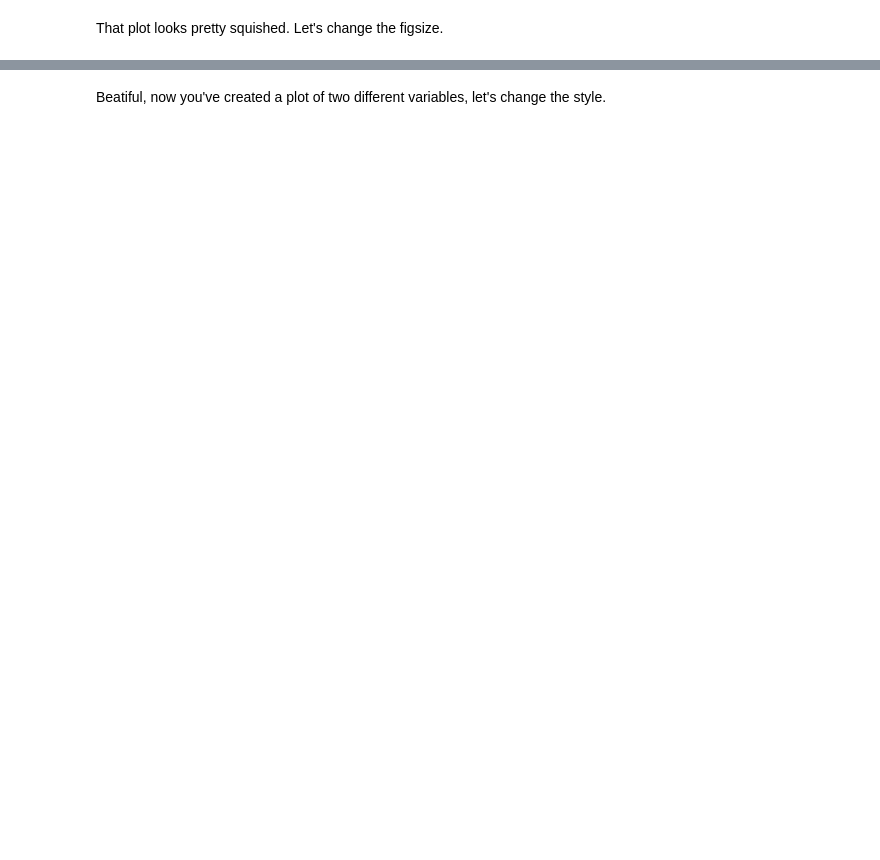
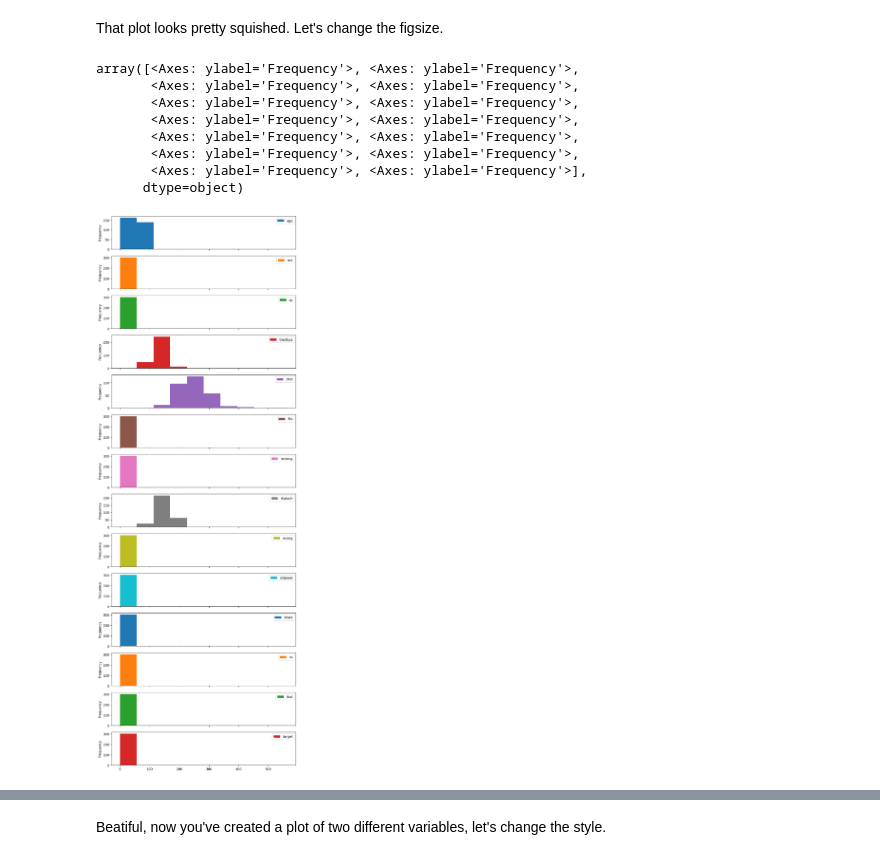
Before and after one commit to leviathan003/Practice_Puzzles, a Jupyter notebook: matplotlib-exercises.ipynb, the cells around one changed output, grey strips where cells are left out. Drawn from its saved outputs; the diff is of its cells as text; code cells hidden in the pictures; blank space fills up the shorter version.

```diff
--- a/matplotlib-exercises.ipynb
+++ b/matplotlib-exercises.ipynb
@@ -384,6 +423,17 @@ That plot looks pretty squished. Let's change the figsize.
 # %%
 # Call the same line of code from above except change the "figsize" parameter
 # to be (10, 30)
+heart_disease.plot.hist(subplots=True,figsize=(10,30))
+# %% [output]
+array([<Axes: ylabel='Frequency'>, <Axes: ylabel='Frequency'>,
+       <Axes: ylabel='Frequency'>, <Axes: ylabel='Frequency'>,
+       <Axes: ylabel='Frequency'>, <Axes: ylabel='Frequency'>,
+       <Axes: ylabel='Frequency'>, <Axes: ylabel='Frequency'>,
+       <Axes: ylabel='Frequency'>, <Axes: ylabel='Frequency'>,
+       <Axes: ylabel='Frequency'>, <Axes: ylabel='Frequency'>,
+       <Axes: ylabel='Frequency'>, <Axes: ylabel='Frequency'>],
+      dtype=object)
+[figure, added]
 # %% [markdown]
 Now let's try comparing two variables versus the target variable.
 
```
Also changed, not shown: parts of 4 cells of this notebook, 3 other files.
